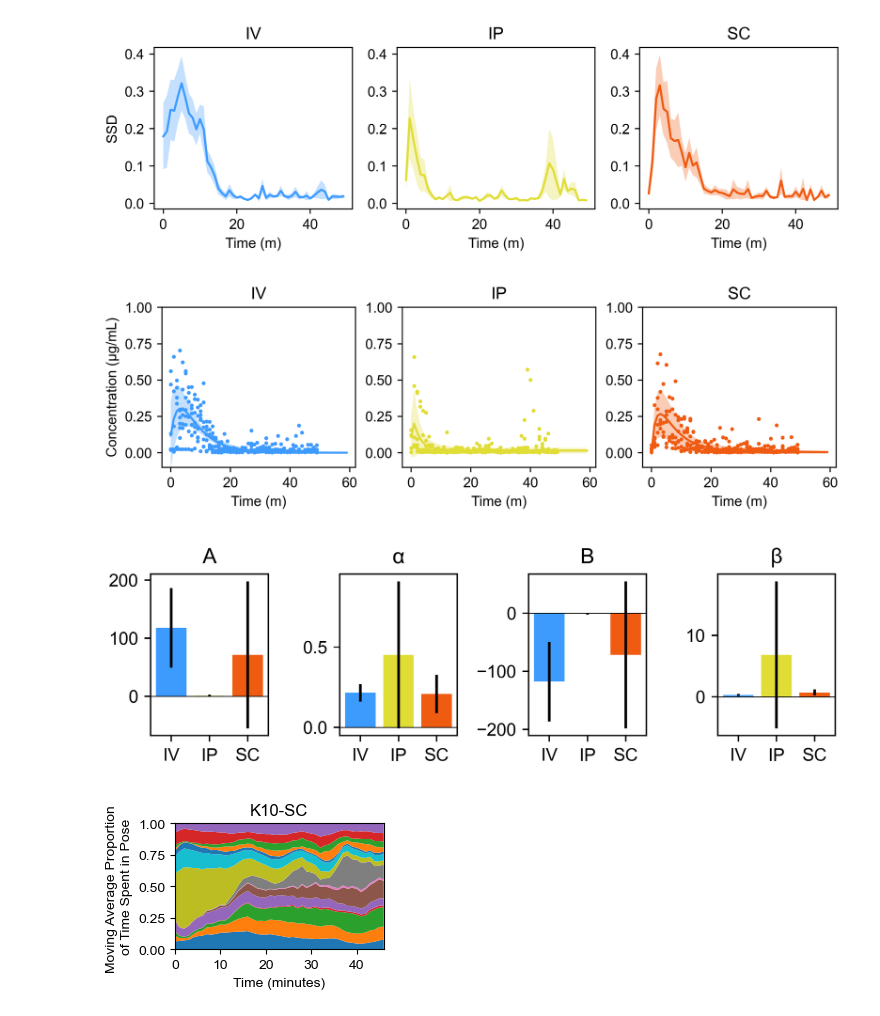
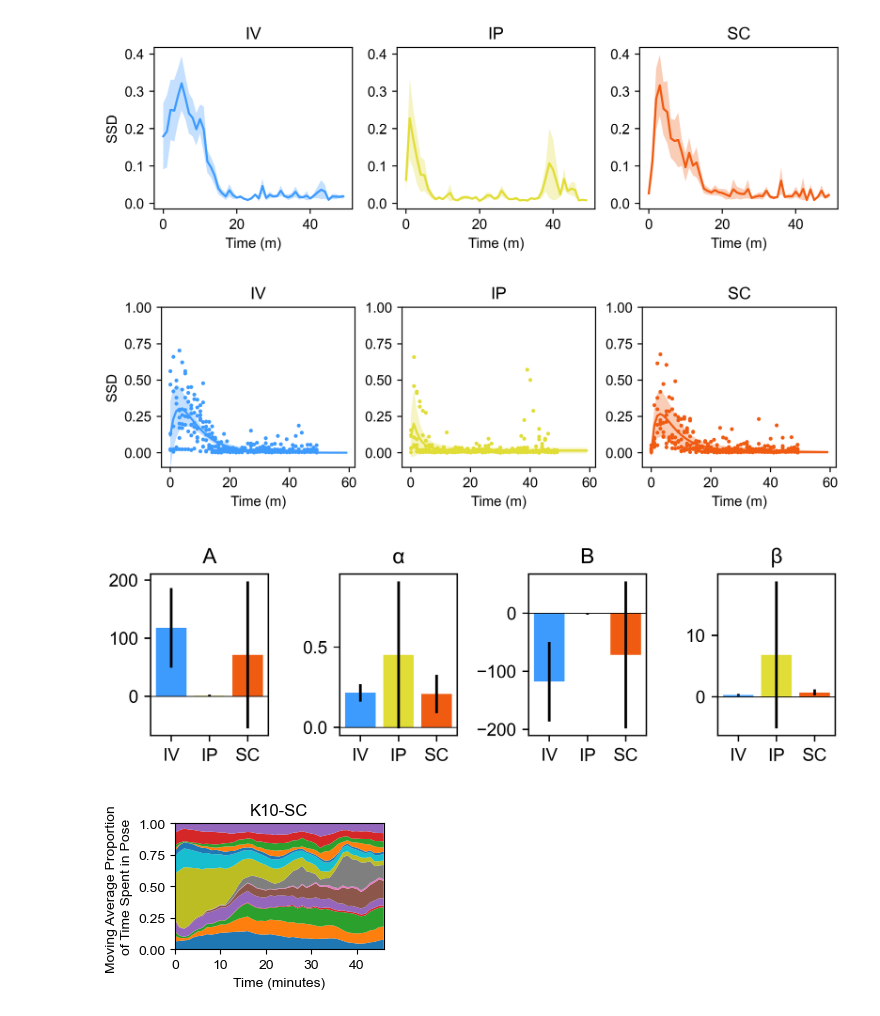
Before and after one commit to s-ewbank/MARIPoSA, a Jupyter notebook: demo/demo4_pk.ipynb, the cells around one changed output. Drawn from its saved outputs; the diff is of its cells as text; code cells hidden in the pictures.

```diff
--- a/demo/demo4_pk.ipynb
+++ b/demo/demo4_pk.ipynb
@@ -421,41 +421,41 @@ for g, group in enumerate(groups.keys()):
     ax[g].set_ylim([-0.1,1])
     ax[g].set_title(group)
     ax[g].set_xlabel("Time (m)")
-    ax[0].set_ylabel("Concentration (μg/mL)")
+    ax[0].set_ylabel("SSD")
 
     all_fits.append(pd.DataFrame({"A":fits[:,0],"α":fits[:,1],"B":fits[:,2],"β":fits[:,3]},index=subj))
 plt.tight_layout()
 fit_df = pd.concat(all_fits)
 if save==True:
     plt.savefig(save_path+"roa_pk_ssd_fit.png",dpi=500)
 
 
 fig, ax = plt.subplots(1,4,figsize=(6,2),dpi=500)
 
 ticks=[]
 labels=[]
 
 for g, group in enumerate(groups.keys()):
     inds=[i for i in fit_df.index if i.startswith(group)]
     sub_df=fit_df.loc[inds]
     ticks.append(g)
     labels.append(group)
     for c,coeff in enumerate(fit_df.columns):
         mean=sub_df[coeff].mean()
         std=sub_df[coeff].std()
         ax[c].bar(x=g,height=mean,color=colors[group])
         ax[c].errorbar(g,mean,yerr=std,color="black")
         ax[c].set_title(coeff)
 
 for c in range(len(fit_df.columns)):
     ax[c].set_xticks(ticks)
     ax[c].set_xticklabels(labels)
     ax[c].axhline(0,color="black",linewidth=0.5)
 plt.tight_layout()
 if save==True:
     plt.savefig(save_path+"roa_pk_ssd_fit_params.png",dpi=500)
 # %% [output]
-[figure, old version]
+[figure, new version]
 [figure]
 # %%
 figW=3
```
Also changed, not shown: 5 other files.
